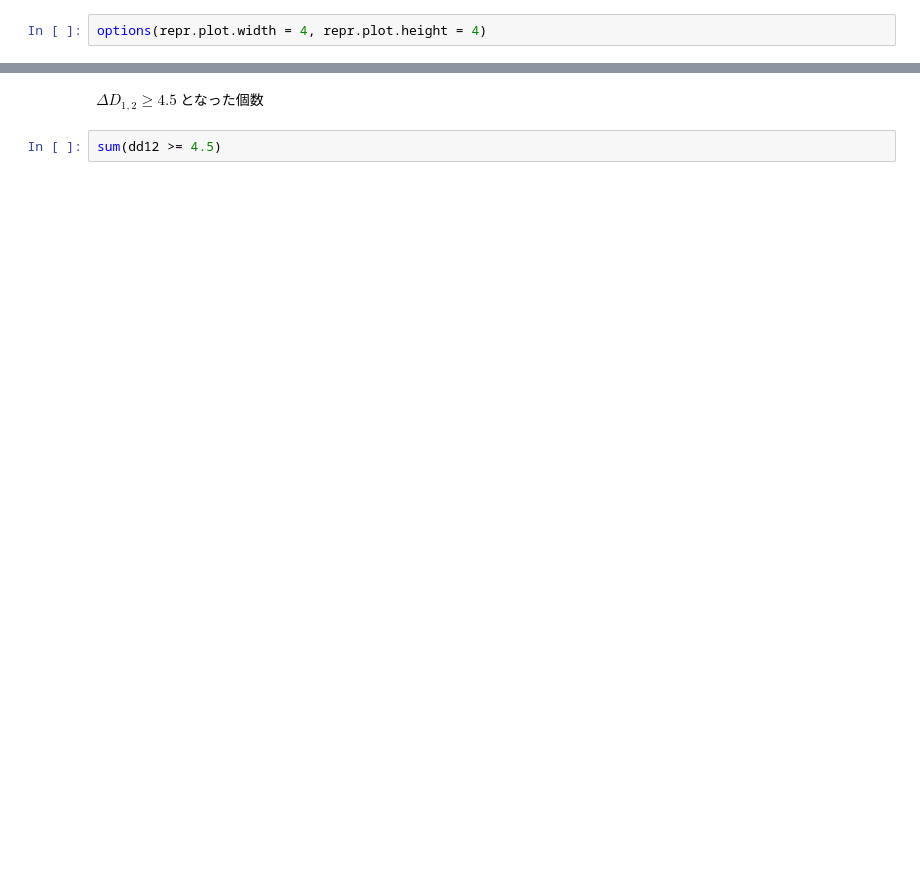
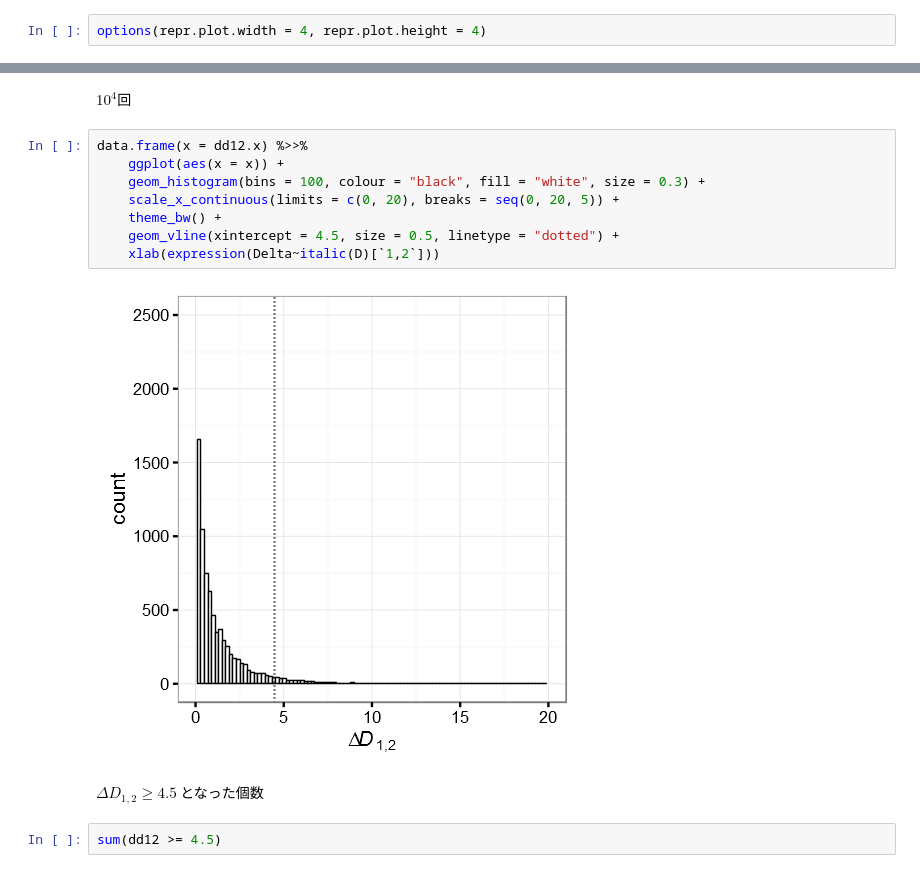
Before and after one commit to whatalnk/stat-model-intro, a Jupyter notebook: Chap05.ipynb, the cells around one changed output, grey strips where cells are left out. Cells and saved outputs as stored; diff of their text form; blank space fills up the shorter version.

```diff
--- a/Chap05.ipynb
+++ b/Chap05.ipynb
@@ -316,3 +338,15 @@ data.frame(x = dd12) %>>%
+# %% [markdown]
+$10^4$回
+# %%
+data.frame(x = dd12.x) %>>%
+    ggplot(aes(x = x)) +
+    geom_histogram(bins = 100, colour = "black", fill = "white", size = 0.3) +
+    scale_x_continuous(limits = c(0, 20), breaks = seq(0, 20, 5)) +
+    theme_bw() +
+    geom_vline(xintercept = 4.5, size = 0.5, linetype = "dotted") +
+    xlab(expression(Delta~italic(D)[`1,2`]))
+# %% [output]
+[figure, added]
 # %% [markdown]
 $\Delta D_{1,2} \ge 4.5$ となった個数
 # %%
```
Also changed, not shown: parts of 15 cells of this notebook, 2 other files.
